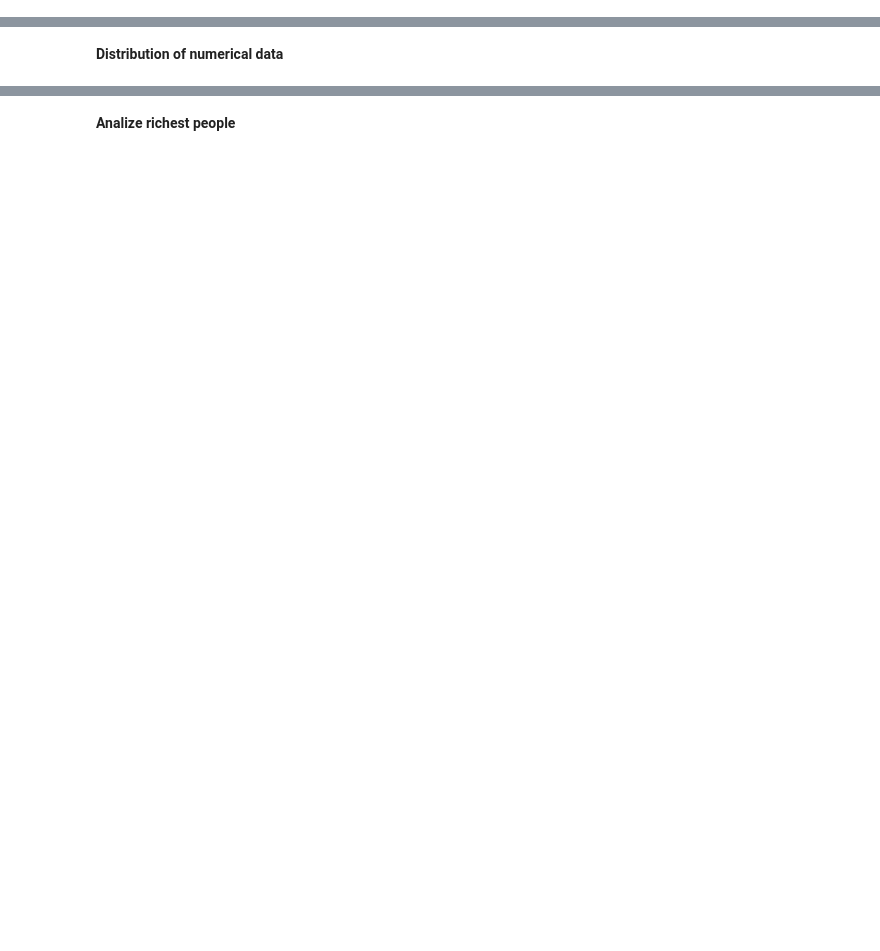
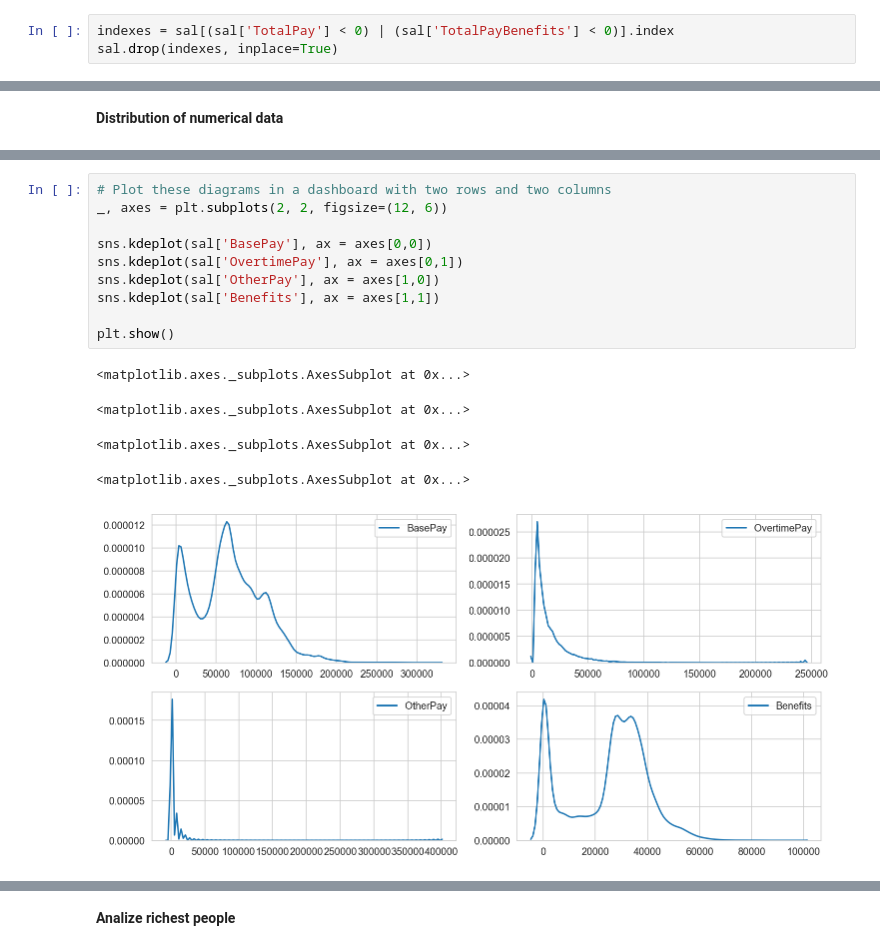
Before and after one commit to huynhducduy/DevC-Data-Sci, a Jupyter notebook: Labs/3/Lab_3_EDA.ipynb, the cells around one changed output, grey strips where cells are left out. Saved outputs shown, nothing was run; the diff lists cells and outputs as text; blank space fills up the shorter version.

```diff
--- a/Labs/3/Lab_3_EDA.ipynb
+++ b/Labs/3/Lab_3_EDA.ipynb
@@ -208,3 +306,6 @@ sal[(sal['___'] ___) | (sal['___'] ___)]
+# %%
+indexes = sal[(sal['TotalPay'] < 0) | (sal['TotalPayBenefits'] < 0)].index
+sal.drop(indexes, inplace=True)
 # %% [markdown]
 **Identify any errors or miscoding of variables**
 # %%
@@ -294 +479,17 @@ plt.show()
+# %%
+# Plot these diagrams in a dashboard with two rows and two columns
+_, axes = plt.subplots(2, 2, figsize=(12, 6))
+
+sns.kdeplot(sal['BasePay'], ax = axes[0,0])
+sns.kdeplot(sal['OvertimePay'], ax = axes[0,1])
+sns.kdeplot(sal['OtherPay'], ax = axes[1,0])
+sns.kdeplot(sal['Benefits'], ax = axes[1,1])
+
+plt.show()
+# %% [output]
+<matplotlib.axes._subplots.AxesSubplot at 0x...>
+<matplotlib.axes._subplots.AxesSubplot at 0x...>
+<matplotlib.axes._subplots.AxesSubplot at 0x...>
+<matplotlib.axes._subplots.AxesSubplot at 0x...>
+[figure, added]
 # %%
```
Also changed, not shown: parts of 52 cells of this notebook, 2 other files.
